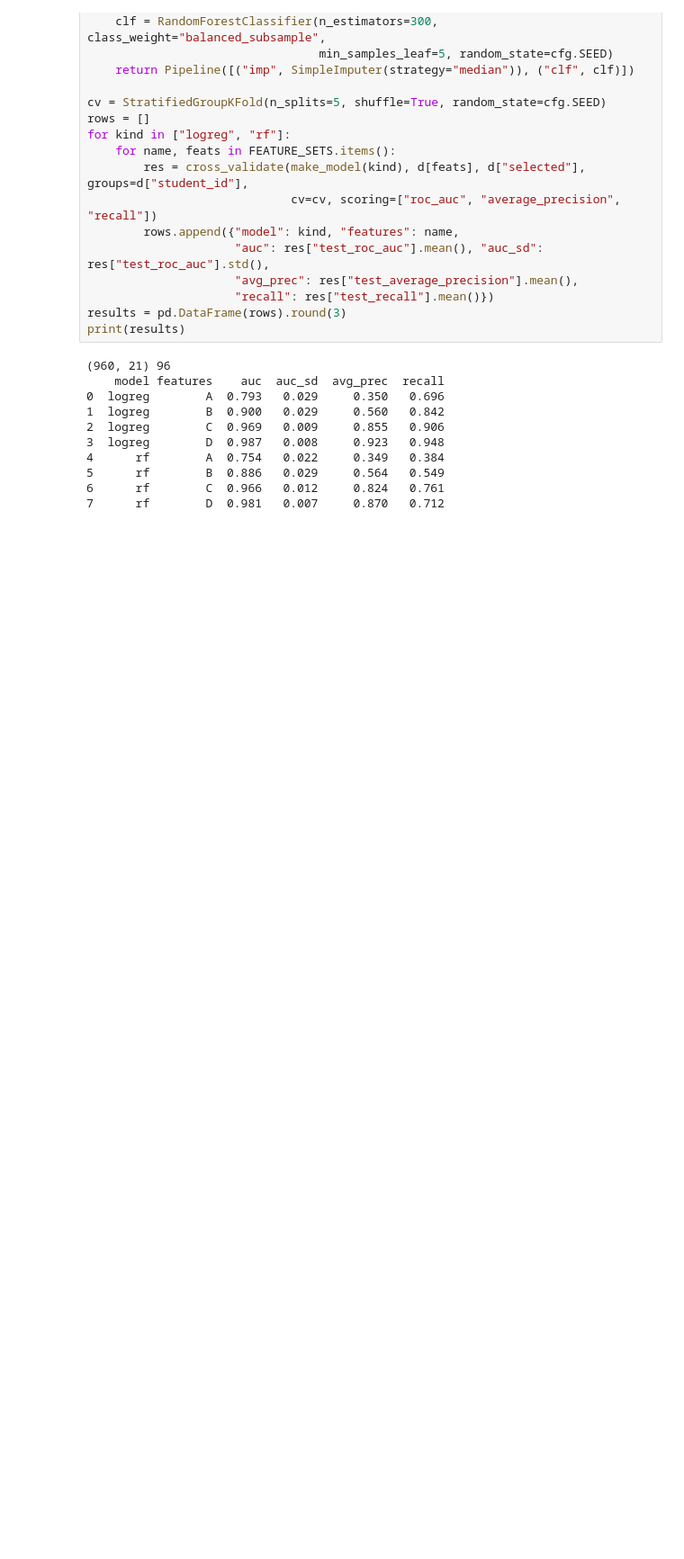
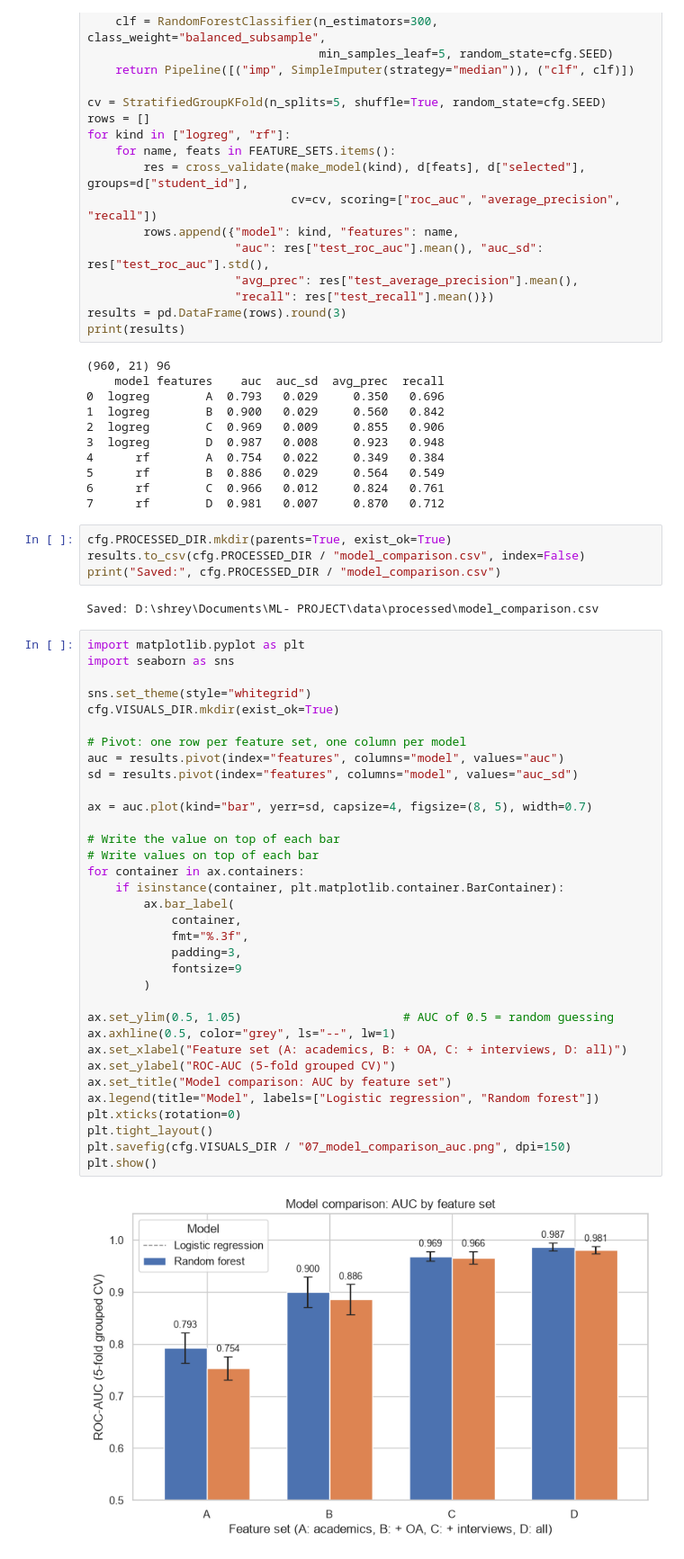
Before and after one commit to Shreyansh-Nayak/ML, a Jupyter notebook: data/notebooks/05_modelling.ipynb, the cells around one changed output. Shown at 90% size. Cells and saved outputs as stored; diff of their text form; blank space fills up the shorter version.

Commit message:
Add model comparison table and AUC chart

```diff
--- a/data/notebooks/05_modelling.ipynb
+++ b/data/notebooks/05_modelling.ipynb
@@ -59,3 +59,45 @@ print(results)
 5      rf        B  0.886   0.029     0.564   0.549
 6      rf        C  0.966   0.012     0.824   0.761
 7      rf        D  0.981   0.007     0.870   0.712
+# %%
+cfg.PROCESSED_DIR.mkdir(parents=True, exist_ok=True)
+results.to_csv(cfg.PROCESSED_DIR / "model_comparison.csv", index=False)
+print("Saved:", cfg.PROCESSED_DIR / "model_comparison.csv")
+# %% [output]
+Saved: D:\shrey\Documents\ML- PROJECT\data\processed\model_comparison.csv
+# %%
+import matplotlib.pyplot as plt
+import seaborn as sns
+
+sns.set_theme(style="whitegrid")
+cfg.VISUALS_DIR.mkdir(exist_ok=True)
+
+# Pivot: one row per feature set, one column per model
+auc = results.pivot(index="features", columns="model", values="auc")
+sd = results.pivot(index="features", columns="model", values="auc_sd")
+
+ax = auc.plot(kind="bar", yerr=sd, capsize=4, figsize=(8, 5), width=0.7)
+
+# Write the value on top of each bar
+# Write values on top of each bar
+for container in ax.containers:
+    if isinstance(container, plt.matplotlib.container.BarContainer):
+        ax.bar_label(
+            container,
+            fmt="%.3f",
+            padding=3,
+            fontsize=9
+        )
+
+ax.set_ylim(0.5, 1.05)                       # AUC of 0.5 = random guessing
+ax.axhline(0.5, color="grey", ls="--", lw=1)
+ax.set_xlabel("Feature set (A: academics, B: + OA, C: + interviews, D: all)")
+ax.set_ylabel("ROC-AUC (5-fold grouped CV)")
+ax.set_title("Model comparison: AUC by feature set")
+ax.legend(title="Model", labels=["Logistic regression", "Random forest"])
+plt.xticks(rotation=0)
+plt.tight_layout()
+plt.savefig(cfg.VISUALS_DIR / "07_model_comparison_auc.png", dpi=150)
+plt.show()
+# %% [output]
+[figure, added]
```
Also changed, not shown: 2 other files.
